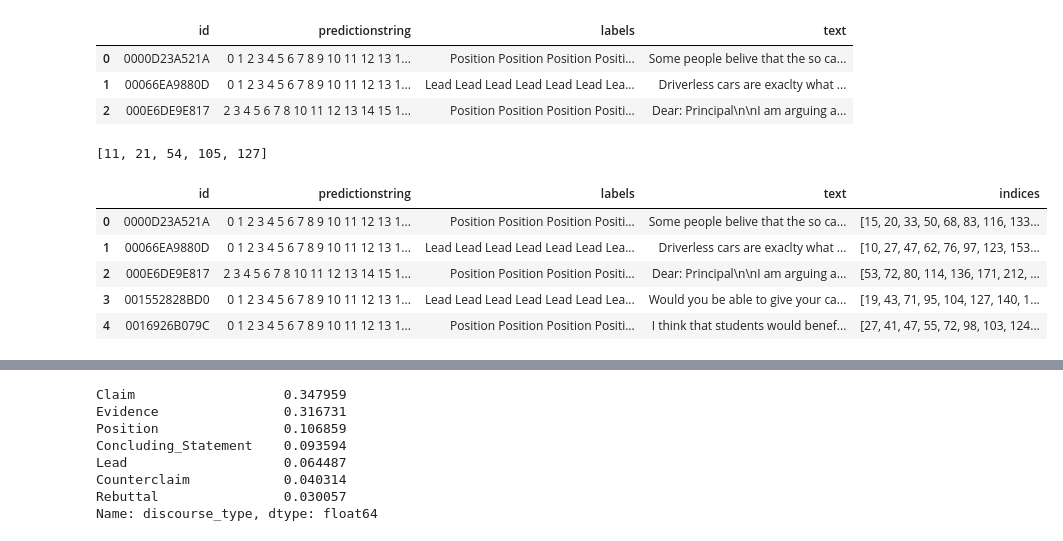
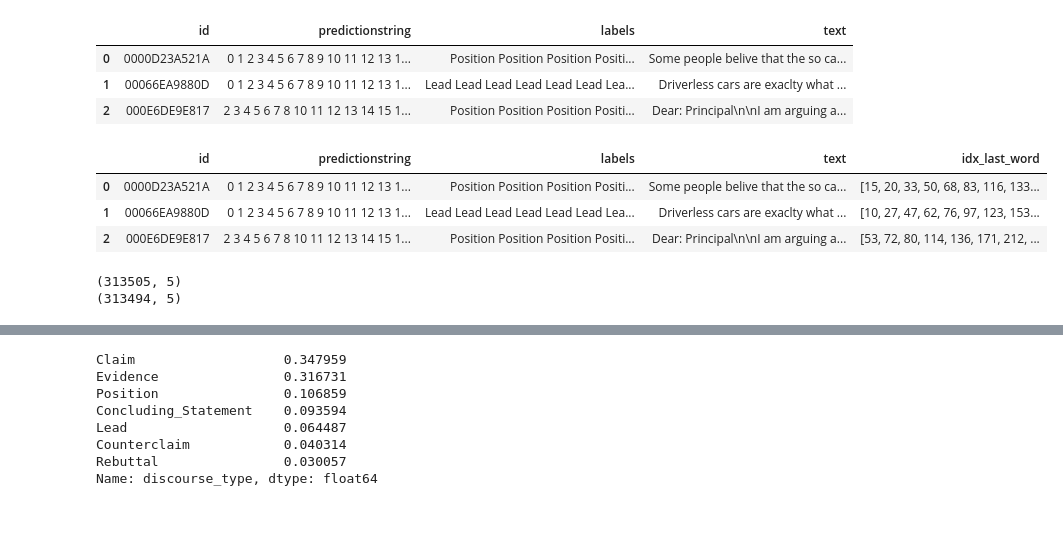
Before and after one commit to arthurcol/feedback_prize, a Jupyter notebook: notebooks/sentences_approach.ipynb, the cells around one changed output, grey strips where cells are left out. Cells and saved outputs as stored; diff of their text form; code cells hidden in the pictures.

```diff
--- a/notebooks/sentences_approach.ipynb
+++ b/notebooks/sentences_approach.ipynb
@@ -63,6 +67,9 @@ def get_essay(id_,mode='train'):
     return txt.strip()
 # %%
 def repeater(label,txt):
+    """
+    Repeat discourse_type * length of discourse
+    """
     words=[]
     labels=[]
     for w in txt.split():
@@ -96,25 +104,23 @@ df_essay.head(3)
 | 0 | 0000D23A521A | 0 1 2 3 4 5 6 7 8 9 10 11 12 13 1... | Position Position Position Positi... | Some people belive that the so ca... |
 | 1 | 00066EA9880D | 0 1 2 3 4 5 6 7 8 9 10 11 12 13 1... | Lead Lead Lead Lead Lead Lead Lea... | Driverless cars are exaclty what ... |
 | 2 | 000E6DE9E817 | 2 3 4 5 6 7 8 10 11 12 13 14 15 1... | Position Position Position Positi... | Dear: Principal\n\nI am arguing a... |
-# %%
-## Get the indice ... how ?
-
-text = """Python (prononcé /pi.tɔ̃/) est un langage de programmation interprété, multi-paradigme et multiplateformes. Il favorise la programmation impérative structurée, fonctionnelle et orientée objet. Il est doté d'un typage dynamique fort, d'une gestion automatique de la mémoire par ramasse-miettes et d'un système de gestion d'exceptions ; il est ainsi similaire à Perl, Ruby, Scheme, Smalltalk et Tcl.
-
-Le langage Python est placé sous une licence libre proche de la licence BSD4 et fonctionne sur la plupart des plates-formes informatiques, des smartphones aux ordinateurs centraux5, de Windows à Unix avec notamment GNU/Linux en passant par macOS, ou encore Android, iOS, et peut aussi être traduit en Java ou .NET. Il est conçu pour optimiser la productivité des programmeurs en offrant des outils de haut niveau et une syntaxe simple à utiliser."""
-
-indices = [i for i, w in enumerate(text.split()) if '.' in w[-2:]]
-indices
-# %% [output]
-[11, 21, 54, 105, 127]
 # %%
-#apply func
-df_essay['indices']=df_essay['text'].apply(lambda text : [i for i, w in enumerate(text.split()) if '.' in w[-2:]])
-df_essay.head()
+#Get the indices of the last word of a sentence, meaning position of all the words followed by a '.'
+df_essay['idx_last_word']=df_essay['text'].apply(lambda text : [i for i, w in enumerate(text.split()) if '.' in w[-2:]])
+df_essay.head(3)
 # %% [output]
-|  | id | predictionstring | labels | text | indices |
+|  | id | predictionstring | labels | text | idx_last_word |
 | 0 | 0000D23A521A | 0 1 2 3 4 5 6 7 8 9 10 11 12 13 1... | Position Position Position Positi... | Some people belive that the so ca... | [15, 20, 33, 50, 68, 83, 116, 133... |
 | 1 | 00066EA9880D | 0 1 2 3 4 5 6 7 8 9 10 11 12 13 1... | Lead Lead Lead Lead Lead Lead Lea... | Driverless cars are exaclty what ... | [10, 27, 47, 62, 76, 97, 123, 153... |
 | 2 | 000E6DE9E817 | 2 3 4 5 6 7 8 10 11 12 13 14 15 1... | Position Position Position Positi... | Dear: Principal\n\nI am arguing a... | [53, 72, 80, 114, 136, 171, 212, ... |
-| 3 | 001552828BD0 | 0 1 2 3 4 5 6 7 8 9 10 11 12 13 1... | Lead Lead Lead Lead Lead Lead Lea... | Would you be able to give your ca... | [19, 43, 71, 95, 104, 127, 140, 1... |
-| 4 | 0016926B079C | 0 1 2 3 4 5 6 7 8 9 10 11 12 13 1... | Position Position Position Positi... | I think that students would benef... | [27, 41, 47, 55, 72, 98, 103, 124... |
+# %%
+## 1- explode the dataset on column indices
+df_essay = df_essay.explode('idx_last_word')
+
+# /!\We have 11 strange essays wandering around without any punctuation : ciao /!\
+print(df_essay.shape)
+df_essay.dropna(axis=0,how='any',inplace=True)
+print(df_essay.shape)
+# %% [output]
+(313505, 5)
+(313494, 5)
```
Also changed, not shown: parts of 49 cells of this notebook, 1 other file.
